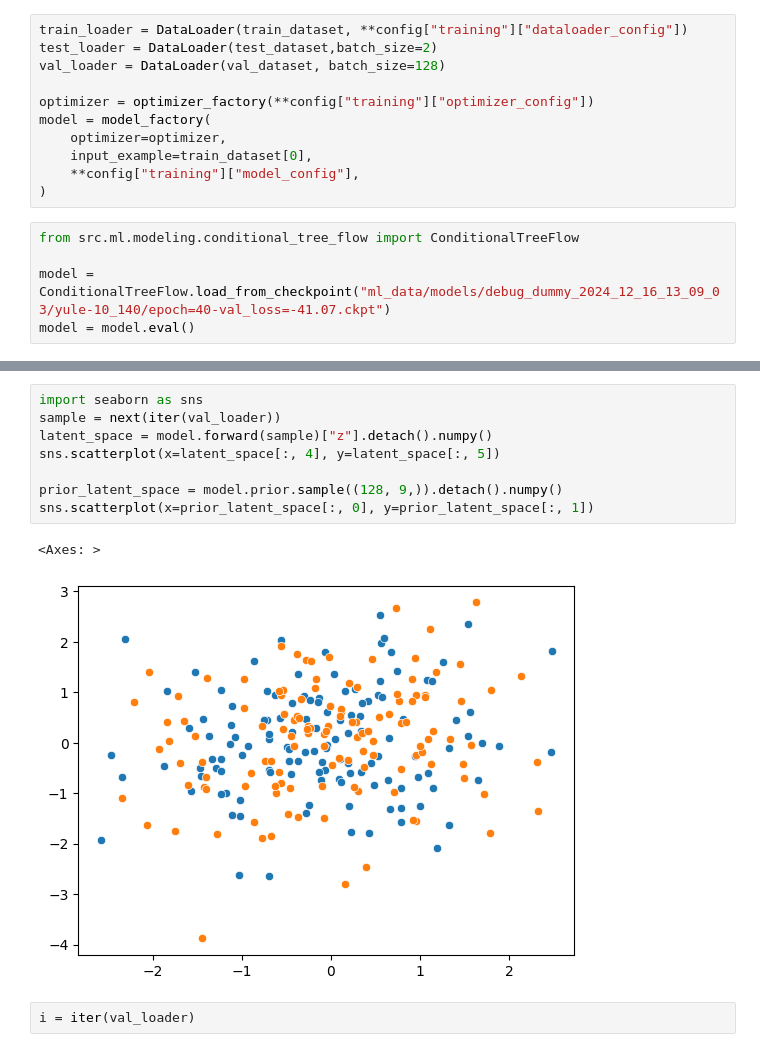
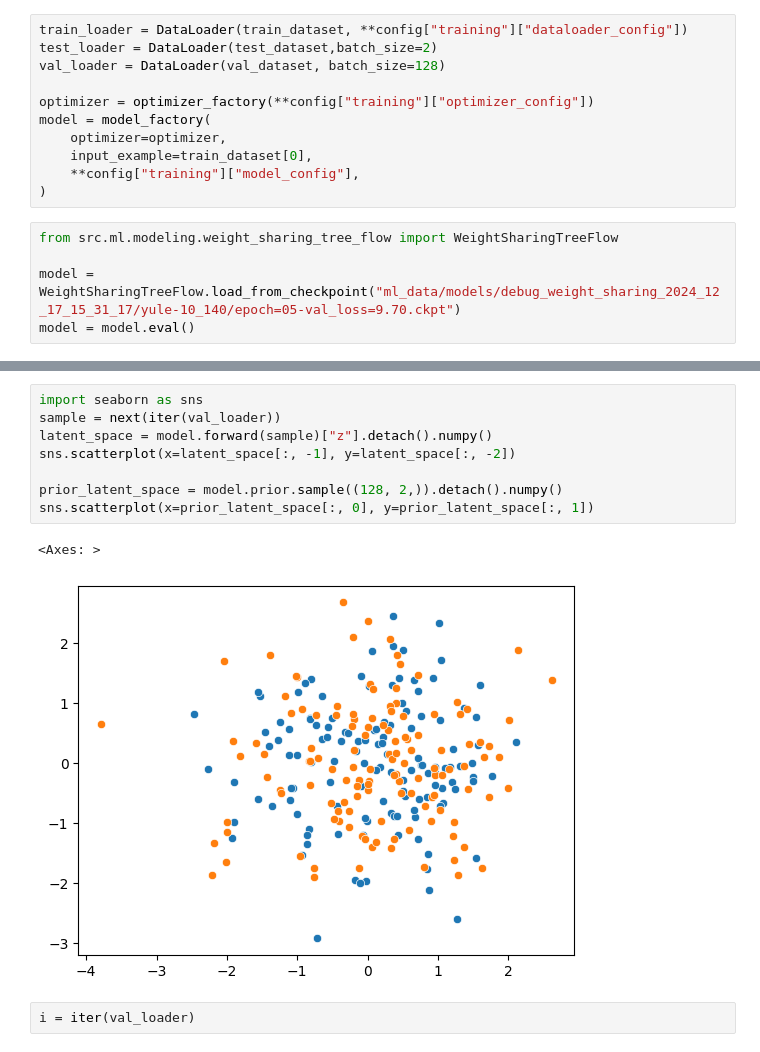
Before and after one commit to tochsner/ccd-validation, a Jupyter notebook: src/ml/ml_tests.ipynb, the cells around one changed output, grey strips where cells are left out. Drawn from its saved outputs; the diff is of its cells as text.

```diff
--- a/src/ml/ml_tests.ipynb
+++ b/src/ml/ml_tests.ipynb
@@ -78,7 +78,7 @@ model = model_factory(
     **config["training"]["model_config"],
 )
 # %%
-from src.ml.modeling.conditional_tree_flow import ConditionalTreeFlow
+from src.ml.modeling.weight_sharing_tree_flow import WeightSharingTreeFlow
 
-model = ConditionalTreeFlow.load_from_checkpoint("ml_data/models/debug_dummy_2024_12_16_13_09_03/yule-10_140/epoch=40-val_loss=-41.07.ckpt")
+model = WeightSharingTreeFlow.load_from_checkpoint("ml_data/models/debug_weight_sharing_2024_12_17_15_31_17/yule-10_140/epoch=05-val_loss=9.70.ckpt")
 model = model.eval()
@@ -85,14 +101,14 @@ model = model.eval()
 # %%
 import seaborn as sns
 sample = next(iter(val_loader))
 latent_space = model.forward(sample)["z"].detach().numpy()
-sns.scatterplot(x=latent_space[:, 4], y=latent_space[:, 5])
+sns.scatterplot(x=latent_space[:, -1], y=latent_space[:, -2])
 
-prior_latent_space = model.prior.sample((128, 9,)).detach().numpy()
+prior_latent_space = model.prior.sample((128, 2,)).detach().numpy()
 sns.scatterplot(x=prior_latent_space[:, 0], y=prior_latent_space[:, 1])
 # %% [output]
 <Axes: >
-[figure, old version]
+[figure, new version]
 # %%
 i = iter(val_loader)
 # %%
```
Also changed, not shown: parts of 5 cells of this notebook, 8 other files.
